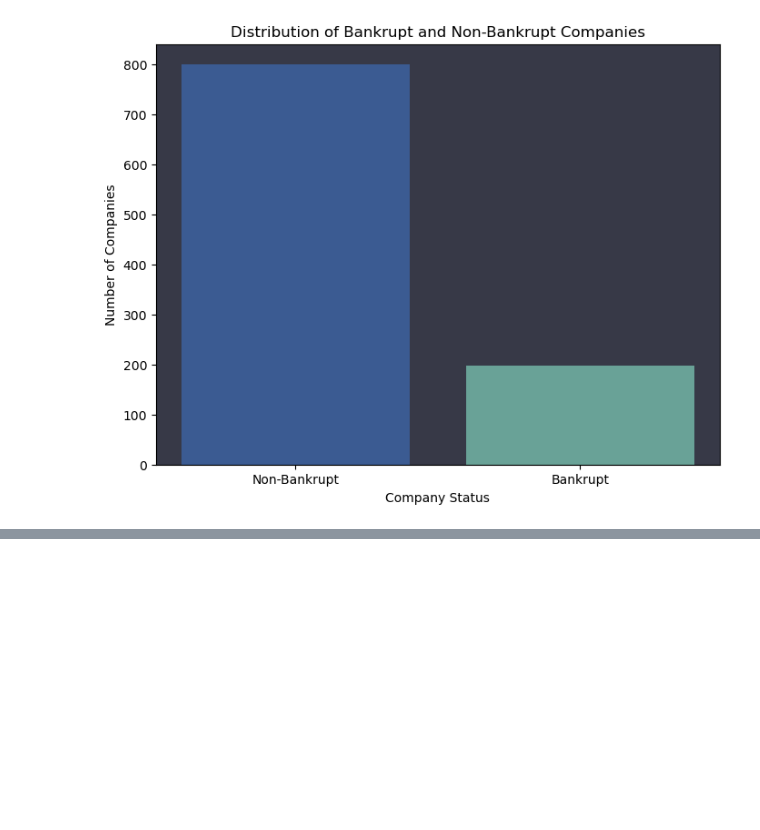
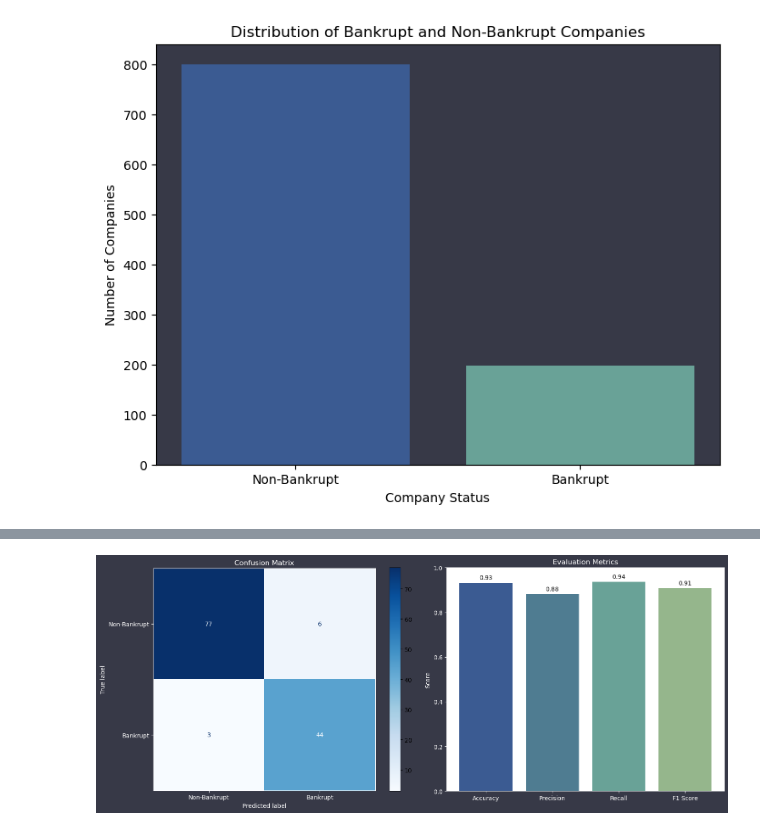
Before and after one commit to pjiseok/ML_project, a Jupyter notebook: 0708_pj02 (1).ipynb, the cells around one changed output, grey strips where cells are left out. Cells and saved outputs as stored; diff of their text form; code cells hidden in the pictures; blank space fills up the shorter version.

```diff
--- a/0708_pj02 (1).ipynb
+++ b/0708_pj02 (1).ipynb
@@ -1117,0 +1456,81 @@ plt.show()
+# %%
+# 데이터 불러오기
+data = pd.read_csv('./data.csv')
+
+# 언더샘플링
+Training_data_0 = data[data['Bankrupt?'] == 0].sample(300, random_state=41)
+Training_data_1 = data[data['Bankrupt?'] == 1]
+Undersample_data = pd.concat([Training_data_0, Training_data_1]).sample(frac=1, random_state=41).reset_index(drop=True)
+
+# 특성과 타겟 변수 분리
+data_input = Undersample_data.drop(columns=['Bankrupt?'])
+data_target = Undersample_data['Bankrupt?']
+
+# 데이터 분리
+train_input, test_input, train_target, test_target = train_test_split(
+    data_input, data_target, random_state=42)
+
+# 랜덤 포레스트 모델 학습
+rf_model = RandomForestClassifier(random_state=42)
+rf_model.fit(train_input, train_target)
+test_predictions = rf_model.predict(test_input)
+
+# 평가 지표 계산
+accuracy = accuracy_score(test_target, test_predictions)
+precision = precision_score(test_target, test_predictions)
+recall = recall_score(test_target, test_predictions)
+f1 = f1_score(test_target, test_predictions)
+
+# 혼동 행렬 생성
+conf_matrix = confusion_matrix(test_target, test_predictions)
+
+# 시각화
+fig, axes = plt.subplots(1, 2, figsize=(15, 6))
+fig.patch.set_facecolor('#373947')  # 배경 색상 설정
+
+# 혼동 행렬 시각화
+ConfusionMatrixDisplay(conf_matrix, display_labels=['Non-Bankrupt', 'Bankrupt']).plot(ax=axes[0], cmap='Blues')
+axes[0].set_title('Confusion Matrix', color='white')
+axes[0].set_xlabel('Predicted label', color='white')
+axes[0].set_ylabel('True label', color='white')
+axes[0].tick_params(colors='white')
+for spine in axes[0].spines.values():
+    spine.set_edgecolor('white')
+
+# 평가 지표 시각화
+metrics = ['Accuracy', 'Precision', 'Recall', 'F1 Score']
+scores = [accuracy, precision, recall, f1]
+colors = ['#3b5b92', '#4f7c91', '#69a297', '#95b68c']
+bars = axes[1].bar(metrics, scores, color=colors)
+axes[1].set_ylim(0, 1)
+axes[1].set_title('Evaluation Metrics', color='white')
+axes[1].set_ylabel('Score', color='white')
+axes[1].tick_params(colors='white')
+for spine in axes[1].spines.values():
+    spine.set_edgecolor('white')
+
+# 막대 위에 수치 표시
+for bar in bars:
+    yval = bar.get_height()
+    axes[1].text(bar.get_x() + bar.get_width()/2, yval + 0.01, round(yval, 2), ha='center', va='bottom', color='black')
+
+plt.tight_layout()
+plt.show()
+
+# 타겟 변수 분포 확인
+target_counts = data_target.value_counts()
+
+# 불균형 데이터 시각화
+plt.figure(figsize=(8, 6))
+plt.bar(target_counts.index, target_counts.values, color=['#3b5b92', '#69a297'])
+plt.xticks(target_counts.index, ['Non-Bankrupt', 'Bankrupt'])
+plt.xlabel('Company Status', color='black')
+plt.ylabel('Number of Companies', color='black')
+plt.title('Distribution of Bankrupt and Non-Bankrupt Companies', color='black')
+plt.gca().set_facecolor('#373947')
+plt.gca().tick_params(colors='black')
+for spine in plt.gca().spines.values():
+    spine.set_edgecolor('black')
+plt.show()
+# %% [output]
+[figure, added]
```
Also changed, not shown: parts of 5 cells of this notebook.
